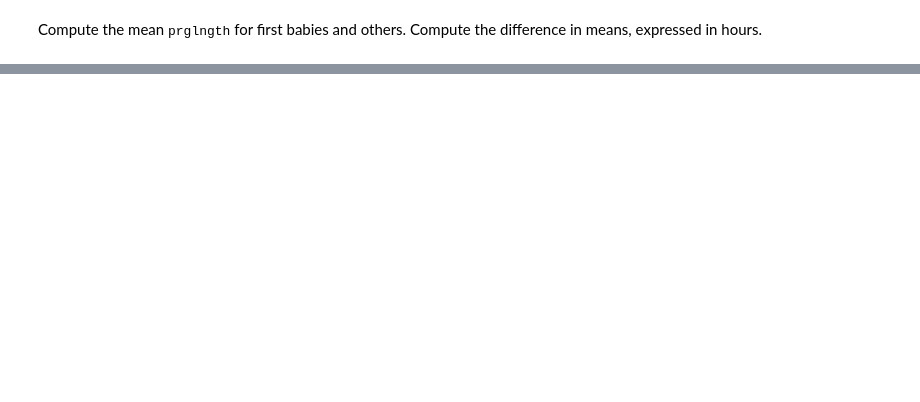
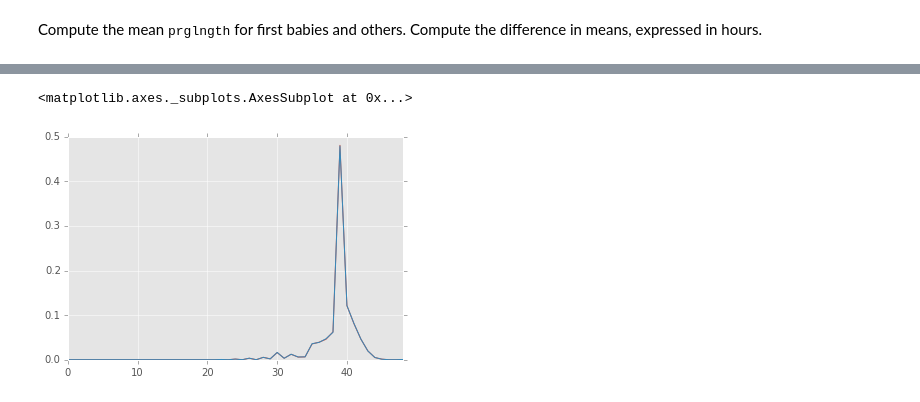
Before and after one commit to doolingdavid/ThinkStats2, a Jupyter notebook: code/chap01ex.ipynb, the cells around one changed output, grey strips where cells are left out. Drawn from its saved outputs; the diff is of its cells as text; code cells hidden in the pictures; blank space fills up the shorter version.

```diff
--- a/code/chap01ex.ipynb
+++ b/code/chap01ex.ipynb
@@ -257,0 +305,10 @@ others.prglngth.mean()
+# %%
+def get_week_from_cdf(acdf):
+    import random
+    pval = random.uniform(0,100)/100.0
+    try:
+        return acdf[acdf >= pval].head(1).index[0]
+    except:
+        return acdf.index[0]
+# %%
+a = get_week_from_cdf(firstscdf)
@@ -257,0 +319,18 @@ others.prglngth.mean()
+# %%
+def get_samples(acdf, size):
+    import random
+    import pandas as pd
+    a = list()
+    for i in range(size):
+        b = get_week_from_cdf(acdf)
+        a.append(b)
+    c = pd.Series(a)
+    return c
+# %%
+firstssamples = get_samples(firstscdf, 200000)
+# %%
+firstssamples.value_counts(normalize=True).sort_index().plot()
+firstspmf.plot()
+# %% [output]
+<matplotlib.axes._subplots.AxesSubplot at 0x...>
+[figure, added]
```
Also changed, not shown: parts of 31 cells of this notebook, 3 other files.
